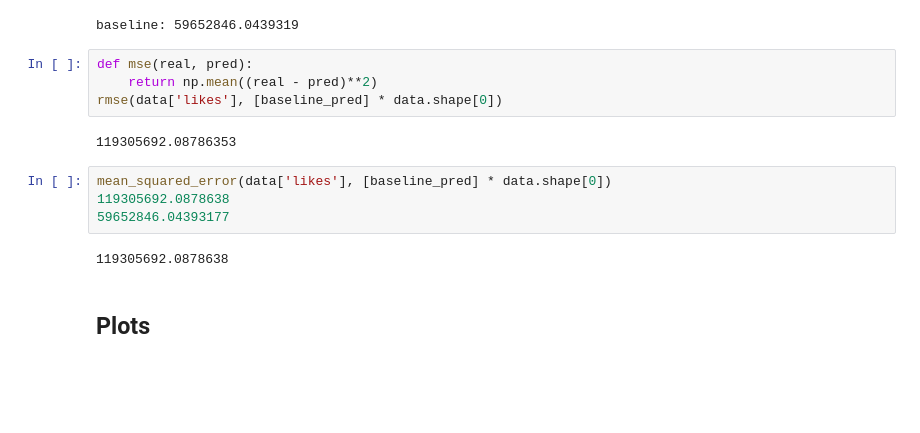
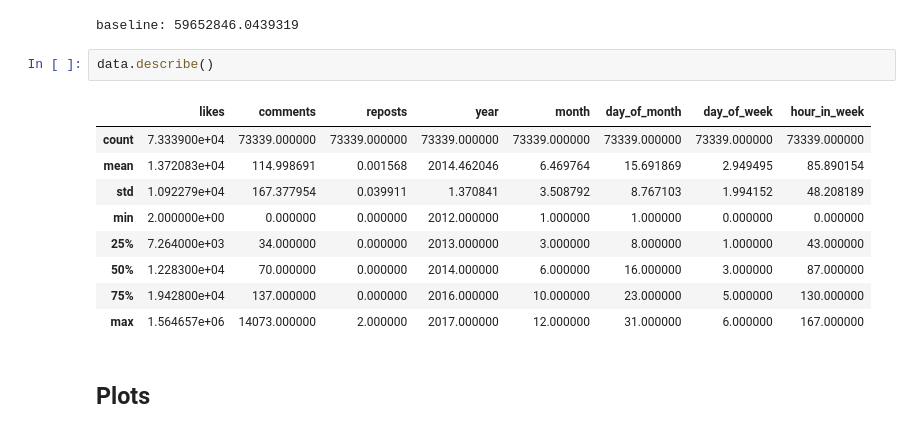
Before and after one commit to re9ulus/vk_analytics, a Jupyter notebook: src/analytics.ipynb, the cells around one changed output. Saved outputs shown, nothing was run; the diff lists cells and outputs as text; blank space fills up the shorter version.

```diff
--- a/src/analytics.ipynb
+++ b/src/analytics.ipynb
@@ -48,18 +48,18 @@ mse_error = loss(data['likes'], [baseline_pred] * data.shape[0])
 print('baseline: {}'.format(mse_error))
 # %% [output]
 baseline: 59652846.0439319
-# %%
-def mse(real, pred):
-    return np.mean((real - pred)**2)
-rmse(data['likes'], [baseline_pred] * data.shape[0])
-# %% [output]
-119305692.08786353
-# %%
-mean_squared_error(data['likes'], [baseline_pred] * data.shape[0])
-119305692.0878638
-59652846.04393177
-# %% [output]
-119305692.0878638
+# %%
+data.describe()
+# %% [output]
+|  | likes | comments | reposts | year | month | day_of_month | day_of_week | hour_in_week |
+| count | 7.333900e+04 | 73339.000000 | 73339.000000 | 73339.000000 | 73339.000000 | 73339.000000 | 73339.000000 | 73339.000000 |
+| mean | 1.372083e+04 | 114.998691 | 0.001568 | 2014.462046 | 6.469764 | 15.691869 | 2.949495 | 85.890154 |
+| std | 1.092279e+04 | 167.377954 | 0.039911 | 1.370841 | 3.508792 | 8.767103 | 1.994152 | 48.208189 |
+| min | 2.000000e+00 | 0.000000 | 0.000000 | 2012.000000 | 1.000000 | 1.000000 | 0.000000 | 0.000000 |
+| 25% | 7.264000e+03 | 34.000000 | 0.000000 | 2013.000000 | 3.000000 | 8.000000 | 1.000000 | 43.000000 |
+| 50% | 1.228300e+04 | 70.000000 | 0.000000 | 2014.000000 | 6.000000 | 16.000000 | 3.000000 | 87.000000 |
+| 75% | 1.942800e+04 | 137.000000 | 0.000000 | 2016.000000 | 10.000000 | 23.000000 | 5.000000 | 130.000000 |
+| max | 1.564657e+06 | 14073.000000 | 2.000000 | 2017.000000 | 12.000000 | 31.000000 | 6.000000 | 167.000000 |
 # %% [markdown]
 ## Plots
 # %%
```
Also changed, not shown: parts of 5 cells of this notebook.
